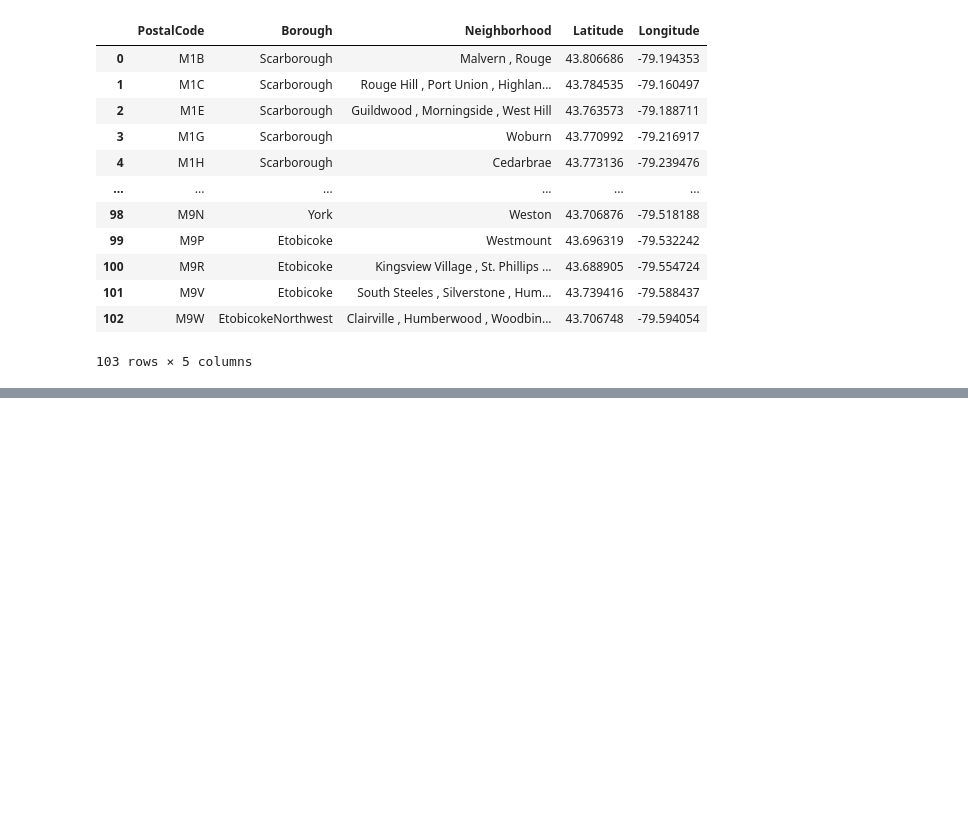
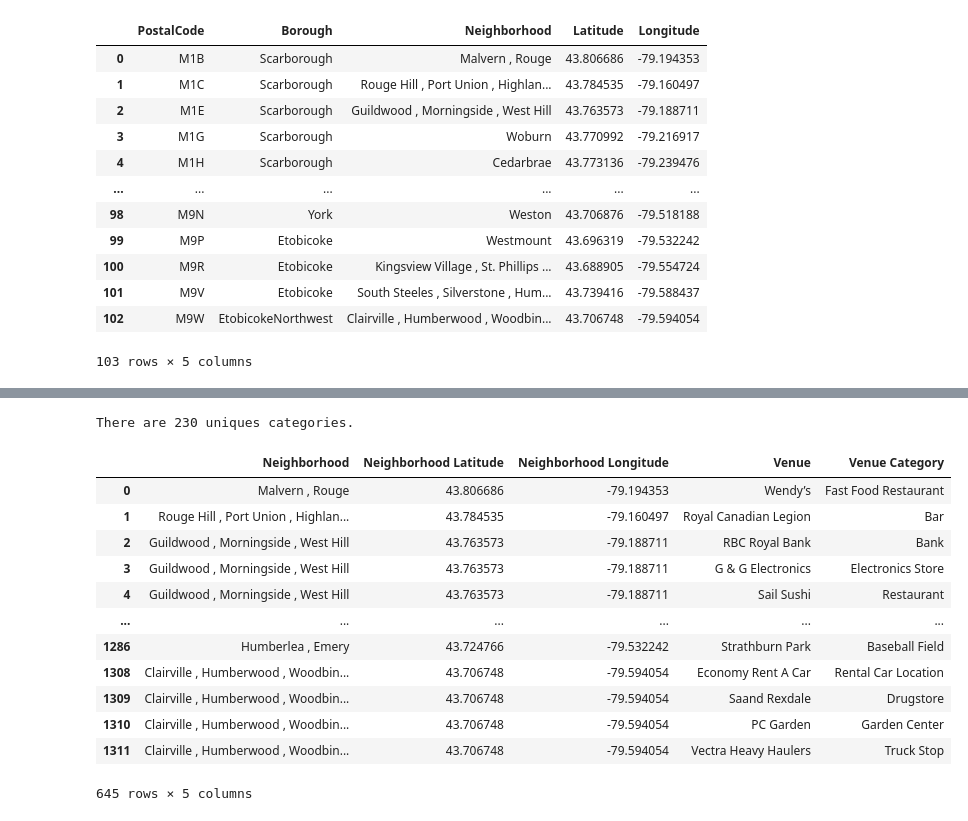
Before and after one commit to Edward-Qi/Coursera_Capstone, a Jupyter notebook: Segmenting and Clustering Neighborhoods in Toronto.ipynb, the cells around one changed output, grey strips where cells are left out. Drawn from its saved outputs; the diff is of its cells as text; code cells hidden in the pictures; blank space fills up the shorter version.

```diff
--- a/Segmenting and Clustering Neighborhoods in Toronto.ipynb
+++ b/Segmenting and Clustering Neighborhoods in Toronto.ipynb
@@ -150,0 +206,5 @@ joined_data
+# %%
+client_id = 'HOZ11KT2W1Z5TQ0HUBSFSASZF5OOEGSOY2PPRQEIL3GA1XEY'
+client_secret = 'STLGRSIIOORHIDFOKOYTWMTRHRWQF20LJFLH4MQNENGAZIBP'
+version = '20180605'
+LIMIT = 100
@@ -150,0 +297,20 @@ joined_data
+# %%
+print('There are {} uniques categories.'.format(len(venues_in_TO['Venue Category'].unique())))
+# %% [output]
+There are 230 uniques categories.
+# %%
+venues_in_TO.groupby('Venue Category').head()
+# %% [output]
+|  | Neighborhood | Neighborhood Latitude | Neighborhood Longitude | Venue | Venue Category |
+| 0 | Malvern , Rouge | 43.806686 | -79.194353 | Wendy’s | Fast Food Restaurant |
+| 1 | Rouge Hill , Port Union , Highlan... | 43.784535 | -79.160497 | Royal Canadian Legion | Bar |
+| 2 | Guildwood , Morningside , West Hill | 43.763573 | -79.188711 | RBC Royal Bank | Bank |
+| 3 | Guildwood , Morningside , West Hill | 43.763573 | -79.188711 | G & G Electronics | Electronics Store |
+| 4 | Guildwood , Morningside , West Hill | 43.763573 | -79.188711 | Sail Sushi | Restaurant |
+| ... | ... | ... | ... | ... | ... |
+| 1286 | Humberlea , Emery | 43.724766 | -79.532242 | Strathburn Park | Baseball Field |
+| 1308 | Clairville , Humberwood , Woodbin... | 43.706748 | -79.594054 | Economy Rent A Car | Rental Car Location |
+| 1309 | Clairville , Humberwood , Woodbin... | 43.706748 | -79.594054 | Saand Rexdale | Drugstore |
+| 1310 | Clairville , Humberwood , Woodbin... | 43.706748 | -79.594054 | PC Garden | Garden Center |
+| 1311 | Clairville , Humberwood , Woodbin... | 43.706748 | -79.594054 | Vectra Heavy Haulers | Truck Stop |
+645 rows × 5 columns
```
Also changed, not shown: parts of 27 cells of this notebook.
